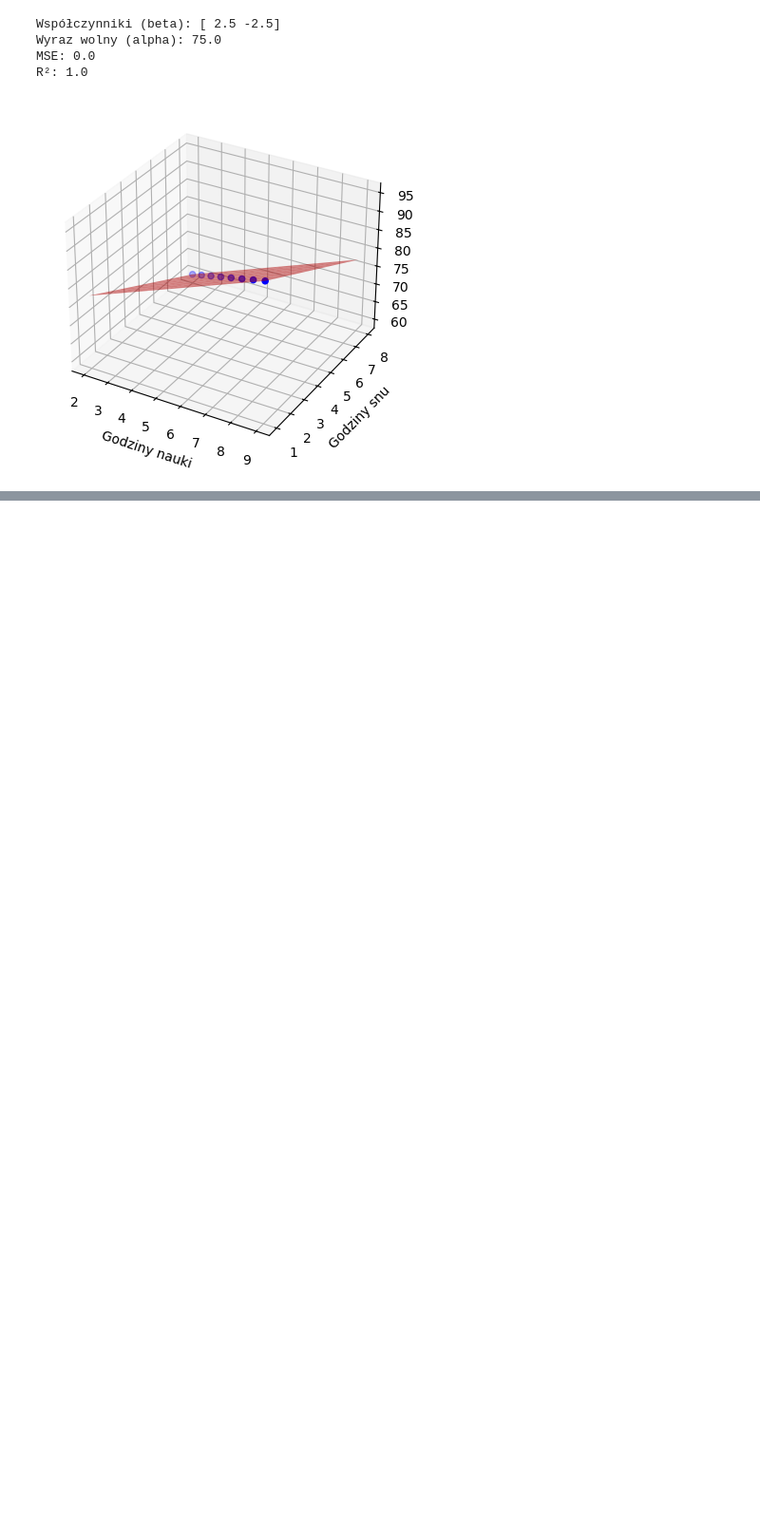
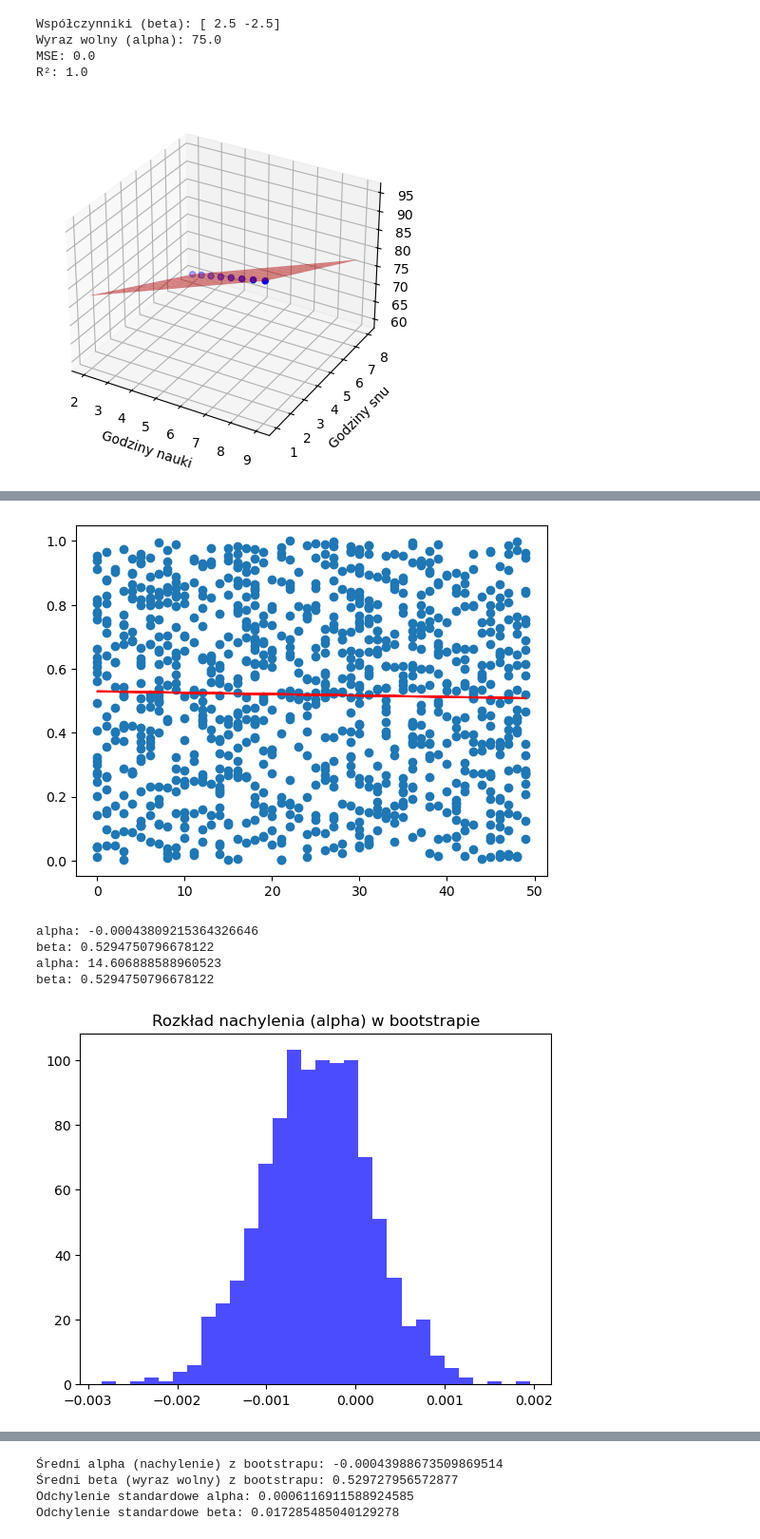
Before and after one commit to daniel22b/Data_science, a Jupyter notebook: plik.ipynb, the cells around one changed output, grey strips where cells are left out. Shown: that part at 95% size. Cells and saved outputs as stored; diff of their text form; code cells hidden in the pictures; blank space fills up the shorter version.

Commit message:
Dodano bootstrapowanie regresji liniowej

```diff
--- a/plik.ipynb
+++ b/plik.ipynb
@@ -471,0 +503,71 @@ R²: 1.0
+# %%
+import numpy as np
+from sklearn.model_selection import train_test_split
+from sklearn.linear_model import LinearRegression
+import matplotlib.pylab as plt
+
+np.random.seed(5)
+x = np.array([np.random.randint(0,50) for _ in range(1001)])
+x_t = x.reshape(-1,1)
+y = np.array([np.random.random() for _ in range(1001)])
+
+model = LinearRegression()
+model.fit(x_t,y)
+alpha = model.coef_[0]
+beta = model.intercept_
+
+plt.scatter(x_t,y)
+plt.plot(x_t, model.predict(x_t), color= 'red')
+plt.show()
+
+print(f"alpha: {alpha}")
+print(f"beta: {beta}")
+
+def bootstrap_sample(data, n):
+    return [random.choice(data)for _ in range(n)]
+
+def bootstrap_statistic(data_x, data_y, model, num_samples):
+    alphas = []
+    betas = []
+
+    for _ in range(num_samples):
+        sample_indices = bootstrap_sample(list(range(len(data_x))), len(data_x))
+
+        x_Sample = data_x[sample_indices]
+        y_Sample = data_y[sample_indices]
+
+        model.fit(x_Sample.reshape(-1,1), y_Sample)
+
+        alphas.append(model.coef_[0])
+        betas.append(model.intercept_)
+
+    return alphas, betas
+
+
+num_samples = 1000
+
+alphas_bootstrap, betas_bootstrap = bootstrap_statistic(x, y, model, num_samples)
+plt.hist(alphas_bootstrap, bins=30, color='blue', alpha=0.7)
+plt.title('Rozkład nachylenia (alpha) w bootstrapie')
+plt.show()
+plt.hist(betas_bootstrap, bins=30, color='green', alpha=0.7)
+plt.title('Rozkład wyrazu wolnego (beta) w bootstrapie')
+plt.show()
+alpha_mean = np.mean(alphas_bootstrap)
+beta_mean = np.mean(betas_bootstrap)
+
+alpha_std = np.std(alphas_bootstrap)
+beta_std = np.std(betas_bootstrap)
+
+print(f"Średni alpha (nachylenie) z bootstrapu: {alpha_mean}")
+print(f"Średni beta (wyraz wolny) z bootstrapu: {beta_mean}")
+
+print(f"Odchylenie standardowe alpha: {alpha_std}")
+print(f"Odchylenie standardowe beta: {beta_std}")
+# %% [output]
+[figure, added]
+alpha: -0.00043809215364326646
+beta: 0.5294750796678122
+alpha: 14.606888588960523
+beta: 0.5294750796678122
+[figure, added]
@@ -471,0 +575,4 @@ R²: 1.0
+Średni alpha (nachylenie) z bootstrapu: -0.00043988673509869514
+Średni beta (wyraz wolny) z bootstrapu: 0.529727956572877
+Odchylenie standardowe alpha: 0.0006116911588924585
+Odchylenie standardowe beta: 0.017285485040129278
```
Also changed, not shown: parts of 2 cells of this notebook, 1 other file.
